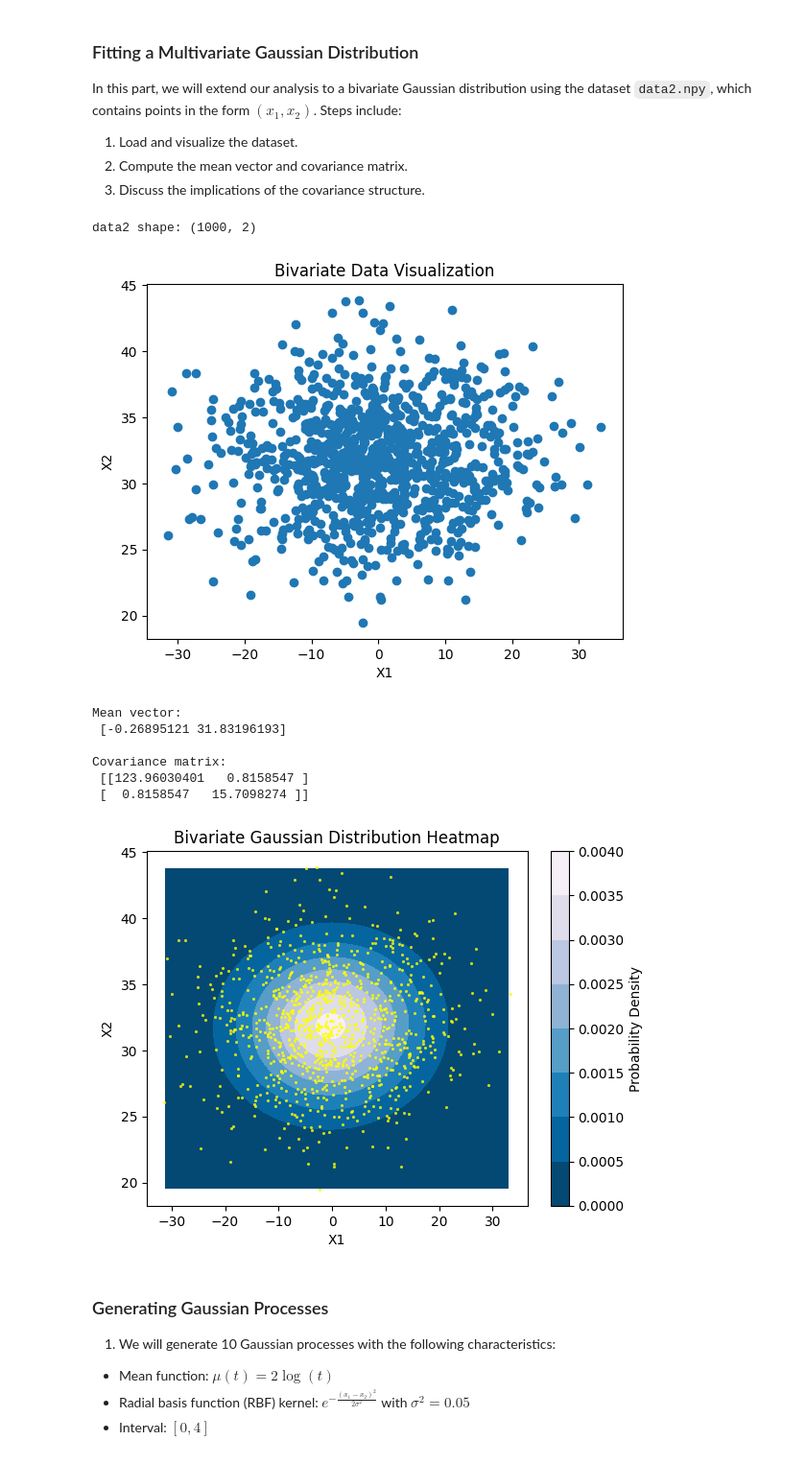
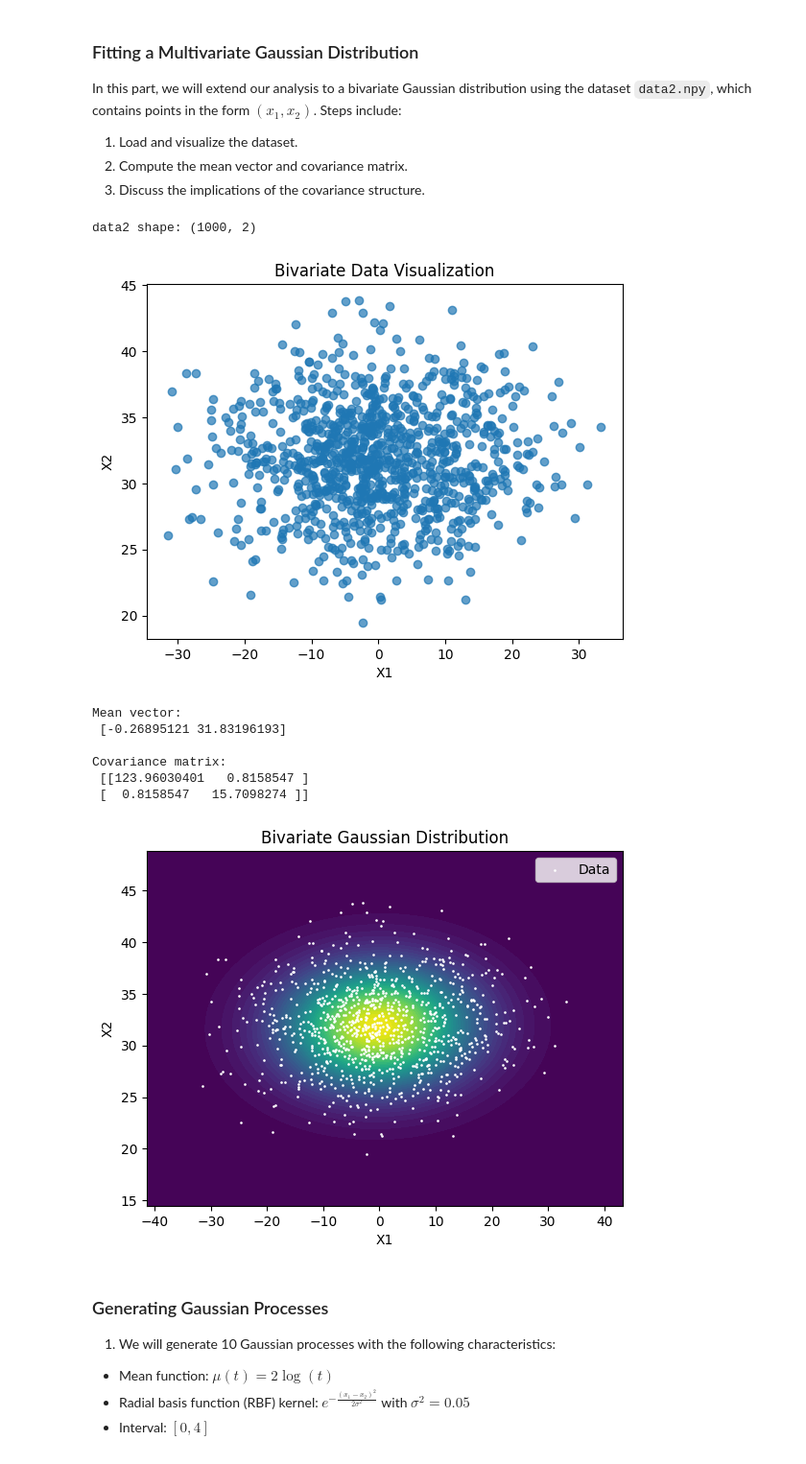
Before and after one commit to nimaazarr/SP_Project, a Jupyter notebook: stochastic_processes_project.ipynb, the cells around one changed output. Shown at 96% size. Cells and saved outputs as stored; diff of their text form; code cells hidden in the pictures.

```diff
--- a/stochastic_processes_project.ipynb
+++ b/stochastic_processes_project.ipynb
@@ -120,15 +120,21 @@ In this part, we will extend our analysis to a bivariate Gaussian distribution u
 data2 = np.load('data2.npy')
 print("data2 shape:", data2.shape)
 
+data2_x = data2[:,0]
+data2_y = data2[:,1]
+
+xmin, xmax = np.min(data2_x), np.max(data2_x)
+ymin, ymax = np.min(data2_y), np.max(data2_y)
+
 # Plot data
-plt.scatter(data2[:, 0], data2[:, 1])
+plt.scatter(data2[:, 0], data2[:, 1], alpha=0.7)
 plt.title('Bivariate Data Visualization')
 plt.xlabel('X1')
 plt.ylabel('X2')
 plt.show()
 # %% [output]
 data2 shape: (1000, 2)
-[figure, old version]
+[figure, new version]
 # %%
 # Calculate mean vector and covariance matrix
 mu = np.mean(data2, axis=0)
@@ -146,26 +152,30 @@ Covariance matrix:
 # %%
 # Create a distribution based on mean and covariance
 bivariate_dist = stats.multivariate_normal(mean=mu, cov=sigma)
 
 # Create a mesh grid
-x = np.linspace(min(data2[:, 0]), max(data2[:, 0]), 100)
-y = np.linspace(min(data2[:, 1]), max(data2[:, 1]), 100)
-X, Y = np.meshgrid(x, y)
+X, Y = np.meshgrid(np.linspace(xmin-10, xmax+10, 100), np.linspace(ymin-5, ymax+5, 100))
 
-# Calculate pdf for each point in mesh grid
+
+# Calculate pdf for each point in mesh rid
 pos = np.dstack((X, Y))
 pdf = bivariate_dist.pdf(pos)
 
-# Plot heatmap
-plt.contourf(pdf, extent=(min(data2[:, 0]), max(data2[:, 0]), min(data2[:, 1]), max(data2[:, 1])), origin='lower', cmap=cm.PuBu_r)
-plt.colorbar(label='Probability Density')
-plt.scatter(data2[:, 0], data2[:, 1], s=5, color='yellow',linewidths=0.01, alpha=0.8)
-plt.title('Bivariate Gaussian Distribution Heatmap')
+# Plot contour
+plt.contourf(X, Y, pdf, levels=50, cmap='viridis')
+
+
+# Plot the data points
+# plt.scatter(data_x, data_y, alpha=0.6, color='white', edgecolor='k', s=10)
+
+plt.scatter(data2_x, data2_y, alpha=1, color='white', label='Data', s=0.8)
+plt.title('Bivariate Gaussian Distribution')
 plt.xlabel('X1')
 plt.ylabel('X2')
+plt.legend()
 plt.show()
 # %% [output]
-[figure, old version]
+[figure, new version]
 # %% [markdown]
 ### Generating Gaussian Processes
 
```
